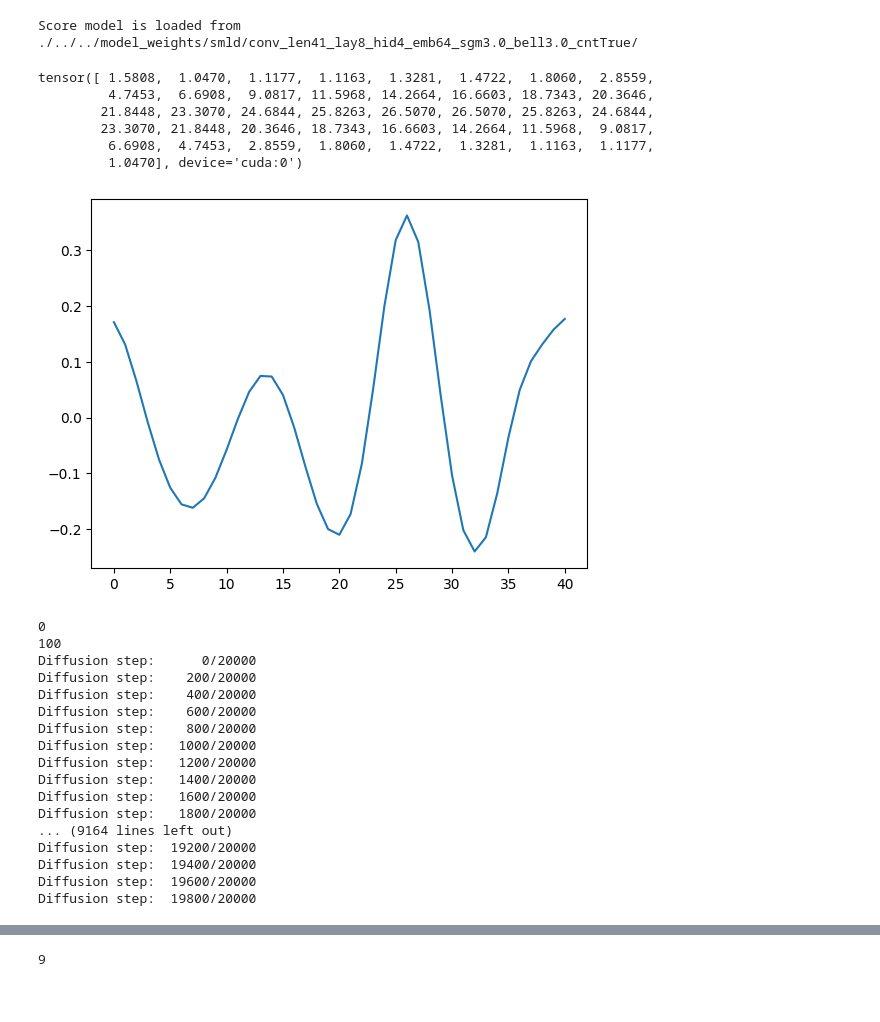
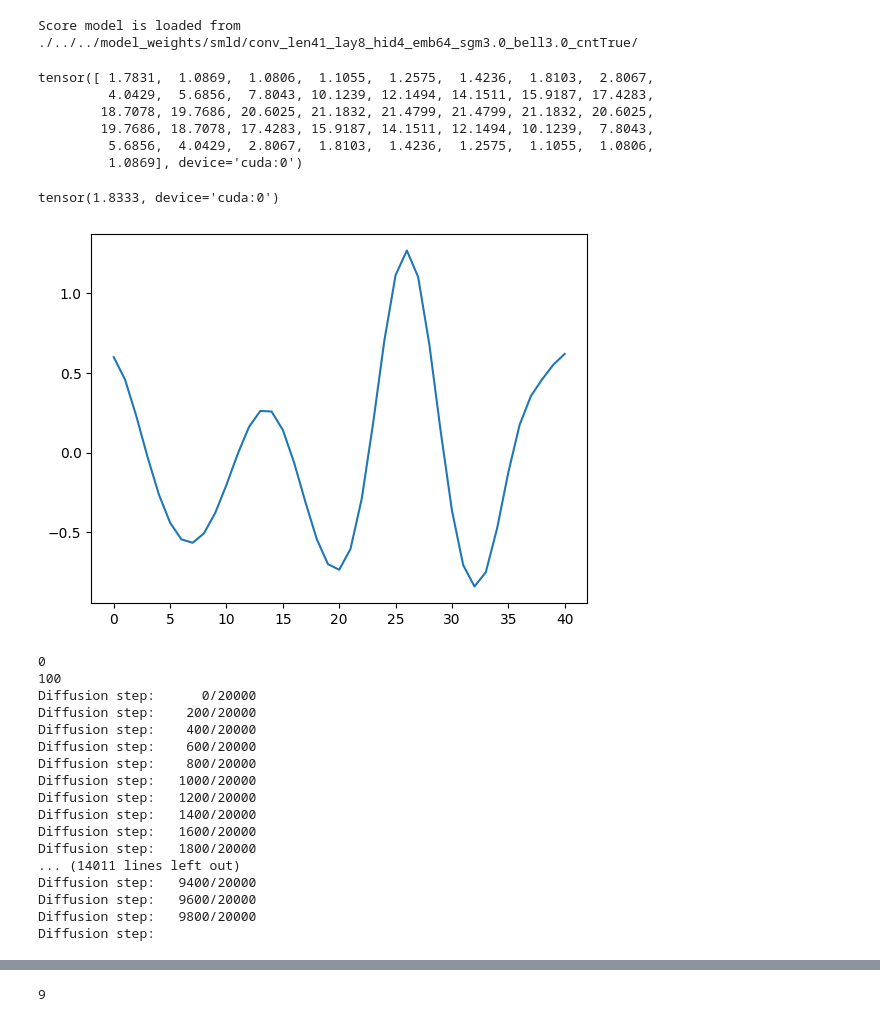
Before and after one commit to lepamacka/MRA_signalrecovery, a Jupyter notebook: src/smld.ipynb, the cells around one changed output, grey strips where cells are left out. Saved outputs shown, nothing was run; the diff lists cells and outputs as text; code cells hidden in the pictures.

```diff
--- a/src/smld.ipynb
+++ b/src/smld.ipynb
@@ -50,7 +50,7 @@ generator.seed()
 # Choose whether to save results.
 save_results = True
 # saveidx_list = [0]
-saveidx_list = list(range(11,21))
+saveidx_list = list(range(1,21))
 
 # Choose the type of diffusion score model.
 # Also set correct signal length and maximal diffusion sigma.
@@ -65,10 +65,13 @@ use_CLT = True
 use_random_power_spectrum = True
 cond_start_frac = 0.
 
-# How to obtain the true signal
-# If loaded, disregards the other two.
+# How to obtain the true signal.
+# Scaling ensures 2-norm = 1.
+# If loaded, disregards the last two.
 load_true_signal = True
-use_random_true_signal = True
+scale_true_signal = True
+
+use_random_true_signal = False
 save_true_signal = False
 
 # MRA parameters
@@ -214,7 +217,7 @@ if scoremodel_type == "learned":
         generator=generator,
         device=device,
     )
-    elif signal_sampler_type == "bell":
+    elif signal_sampler_type[:4] == "bell":
         signal_sampler = samplers.BellSampler(
         scale=signal_scale,
         signal=base_signal,
@@ -252,28 +255,38 @@ signal_samples_pwrspec = torch.abs(fft(signal_samples, norm='ortho')).square()
 
 print(signal_samples_pwrspec.std(dim=0)/signal_samples_pwrspec.mean(dim=0))
 # %% [output]
-tensor([ 1.5808,  1.0470,  1.1177,  1.1163,  1.3281,  1.4722,  1.8060,  2.8559,
-         4.7453,  6.6908,  9.0817, 11.5968, 14.2664, 16.6603, 18.7343, 20.3646,
-        21.8448, 23.3070, 24.6844, 25.8263, 26.5070, 26.5070, 25.8263, 24.6844,
-        23.3070, 21.8448, 20.3646, 18.7343, 16.6603, 14.2664, 11.5968,  9.0817,
-         6.6908,  4.7453,  2.8559,  1.8060,  1.4722,  1.3281,  1.1163,  1.1177,
-         1.0470], device='cuda:0')
+tensor([ 1.7831,  1.0869,  1.0806,  1.1055,  1.2575,  1.4236,  1.8103,  2.8067,
+         4.0429,  5.6856,  7.8043, 10.1239, 12.1494, 14.1511, 15.9187, 17.4283,
+        18.7078, 19.7686, 20.6025, 21.1832, 21.4799, 21.4799, 21.1832, 20.6025,
+        19.7686, 18.7078, 17.4283, 15.9187, 14.1511, 12.1494, 10.1239,  7.8043,
+         5.6856,  4.0429,  2.8067,  1.8103,  1.4236,  1.2575,  1.1055,  1.0806,
+         1.0869], device='cuda:0')
 # %%
 ## Set the true signal for MRA.
 if load_true_signal:
     signal_true = torch.load(MODEL_PATH+"signal_example.pt", weights_only=True).to(device)
 else:
     if use_random_true_signal:
         signal_true = signal_sampler(do_random_shifts=False).squeeze(0)
     else:
         signal_true = signal_true
     if save_true_signal:
         torch.save(signal_true+signal_sampler.signal_mean, MODEL_PATH+"signal_example.pt")
+if scale_true_signal:
+        if signal_center:
+            signal_true -= signal_true.min()
+            print(signal_true.square().sum().sqrt())
+            signal_true *= np.sqrt(length) / signal_true.square().sum().sqrt()
+            signal_true -= signal_true.mean()
+        else:
+            print(signal_true.square().sum().sqrt())
+            signal_true *= np.sqrt(length) / signal_true.square().sum().sqrt()
 
 plt.plot(signal_true.cpu())
 plt.show()
 # %% [output]
+tensor(1.8333, device='cuda:0')
-[figure, old version]
+[figure, new version]
 # %%
 ## Circulant of the true signal and MRA statistics are derived.
 circulant_true = circulant(signal_true, dim=0)
@@ -364,11 +377,11 @@ Diffusion step:   1200/20000
 Diffusion step:   1400/20000
 Diffusion step:   1600/20000
 Diffusion step:   1800/20000
-... (9164 lines left out)
-Diffusion step:  19200/20000
-Diffusion step:  19400/20000
-Diffusion step:  19600/20000
-Diffusion step:  19800/20000
+... (14011 lines left out)
+Diffusion step:   9400/20000
+Diffusion step:   9600/20000
+Diffusion step:   9800/20000
+Diffusion step:
 # %%
 ## Do bispectrum inversion
 def phase_sync(vec_est, vec_true):
```
Also changed, not shown: parts of 8 cells of this notebook, 16 other files.
